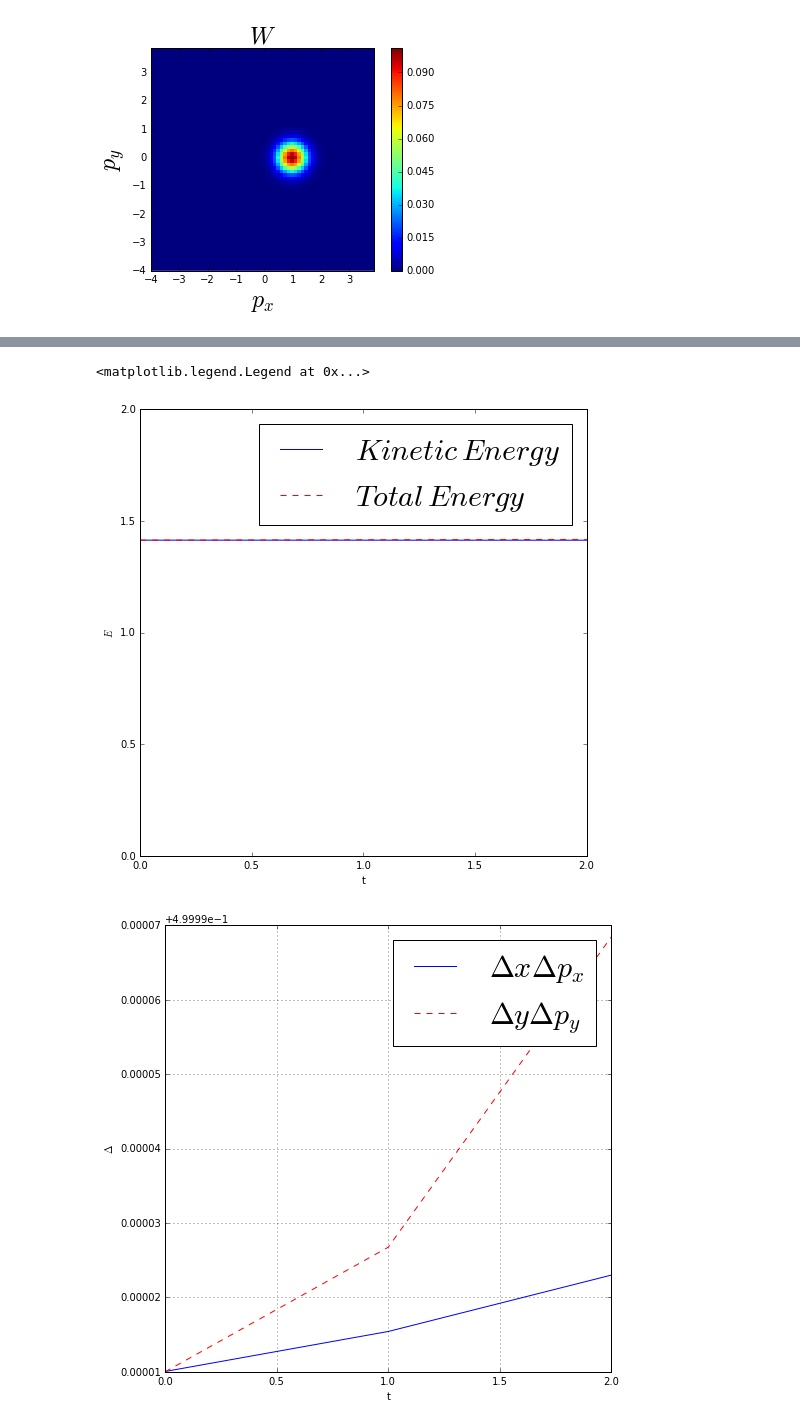
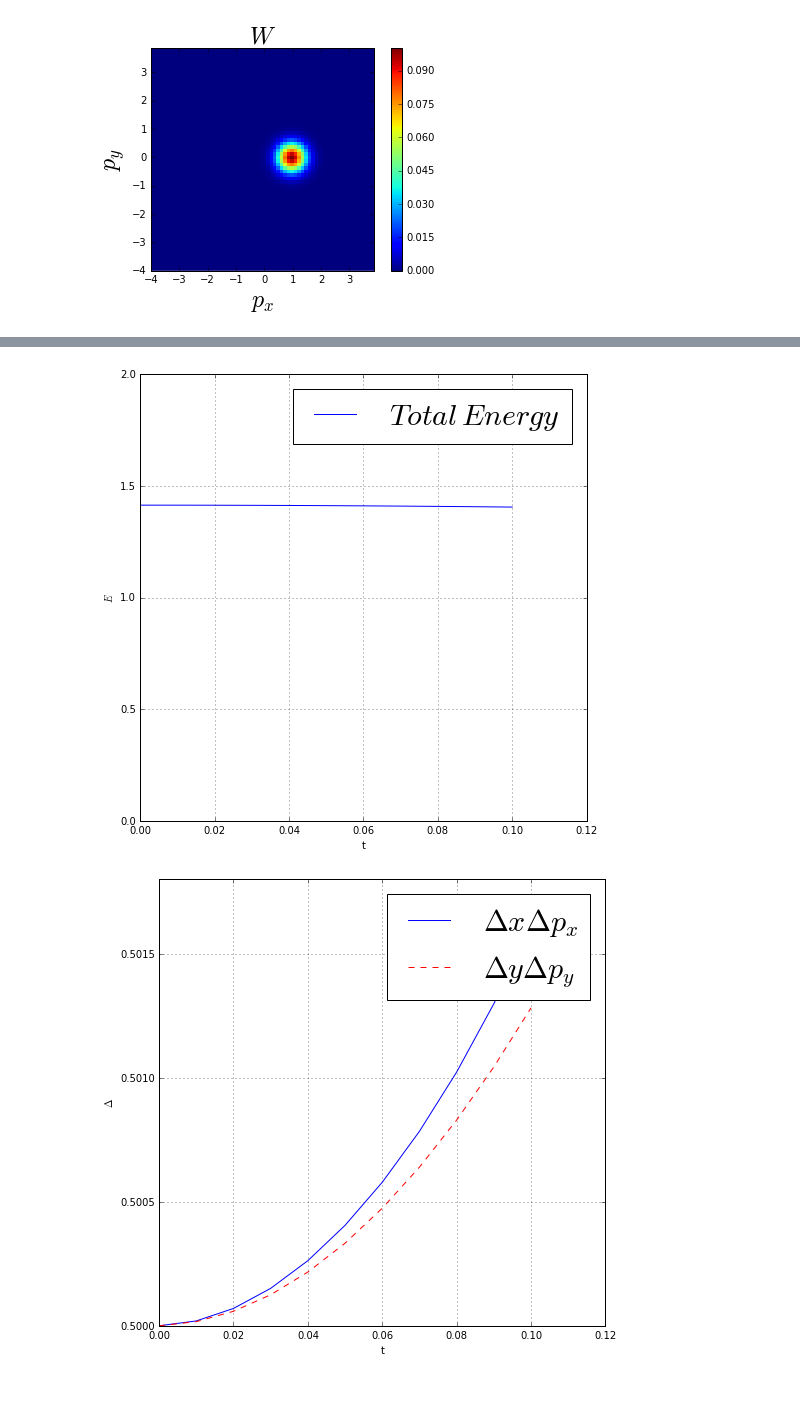
Before and after one commit to cabrer7/PyWignerCUDA2, a Jupyter notebook: instances/WignerDirac4D_64_64/LinearX.ipynb, the cells around one changed output, grey strips where cells are left out. Saved outputs shown, nothing was run; the diff lists cells and outputs as text; code cells hidden in the pictures; blank space fills up the shorter version.

```diff
--- a/instances/WignerDirac4D_64_64/LinearX.ipynb
+++ b/instances/WignerDirac4D_64_64/LinearX.ipynb
@@ -33,7 +33,7 @@ class frame( GPU_WignerDirac4D ):
 
         self.skipFrames = 1
         self.dt         =   0.01
-        self.timeSteps  =   2
+        self.timeSteps  =   10
 
         # Phase space window
         self.p_y_amplitude = 4.          #axis 0
@@ -55,12 +55,13 @@ class frame( GPU_WignerDirac4D ):
         self.omega_x = 1.
         self.omega_y = 1.
 
-        self.kineticString  = '0.5*(p_x*p_x  + p_y*p_y)/{mass}'.format(mass=self.mass)
+        #self.kineticString  = '0.5*(p_x*p_x  + p_y*p_y)/{mass}'.format(mass=self.mass)
 
-        self.potential_0_String  = '0.25*x'
+        self.potential_0_String  = '0.1*x'
         self.potential_1_String  = 'x*0'
         self.potential_2_String  = 'x*0'
 
+        self.D_potential_0_String  = '0.1'
         # Dephasing
         self.D_theta_x  = 0.0001
         self.D_theta_y  = 0.0001
@@ -345,35 +362,35 @@ initial velocity y =  0.666666666667
 # %%
 plt.figure(figsize=(8,8))
 
-plt.plot(  instance.energyKinetic , label="$Kinetic\, Energy$")
-plt.plot(  instance.energyPotential+instance.energyKinetic , 'r--',label="$Total\, Energy$")
+#plt.plot(  instance.energyKinetic , label="$Kinetic\, Energy$")
+plt.plot( instance.timeRange, instance.energyPotential+instance.energyKinetic , '-',label="$Total\, Energy$")
 
 plt.ylabel("$E$")
 plt.xlabel("t")
 plt.ylim(0,2)
 plt.legend(fontsize=30)
+plt.grid()
 # %% [output]
-<matplotlib.legend.Legend at 0x...>
-[figure, old version]
+[figure, new version]
 # %%
 sigma_x   = np.sqrt(instance.average_x_square   - instance.average_x**2)
 sigma_p_x = np.sqrt(instance.average_p_x_square - instance.average_p_x**2)
 
 sigma_y   = np.sqrt(instance.average_y_square   - instance.average_y**2)
 sigma_p_y = np.sqrt(instance.average_p_y_square - instance.average_p_y**2)
 
 plt.figure(figsize=(8,8))
 
-plt.plot( sigma_x*sigma_p_x ,   label="$\\Delta x \\Delta p_x$")
-plt.plot( sigma_y*sigma_p_y ,'r--', label="$\\Delta y \\Delta p_y$")
+plt.plot(instance.timeRange, sigma_x*sigma_p_x ,   label="$\\Delta x \\Delta p_x$")
+plt.plot(instance.timeRange, sigma_y*sigma_p_y ,'r--', label="$\\Delta y \\Delta p_y$")
 
 plt.ylabel("$\\Delta$")
 plt.xlabel("t")
 #plt.ylim(0.490,0.502)
 plt.legend(fontsize=30)
 plt.grid()
 # %% [output]
-[figure, old version]
+[figure, new version]
 # %%
 plt.figure(figsize=(8,8))
 
```
Also changed, not shown: parts of 14 cells of this notebook.
